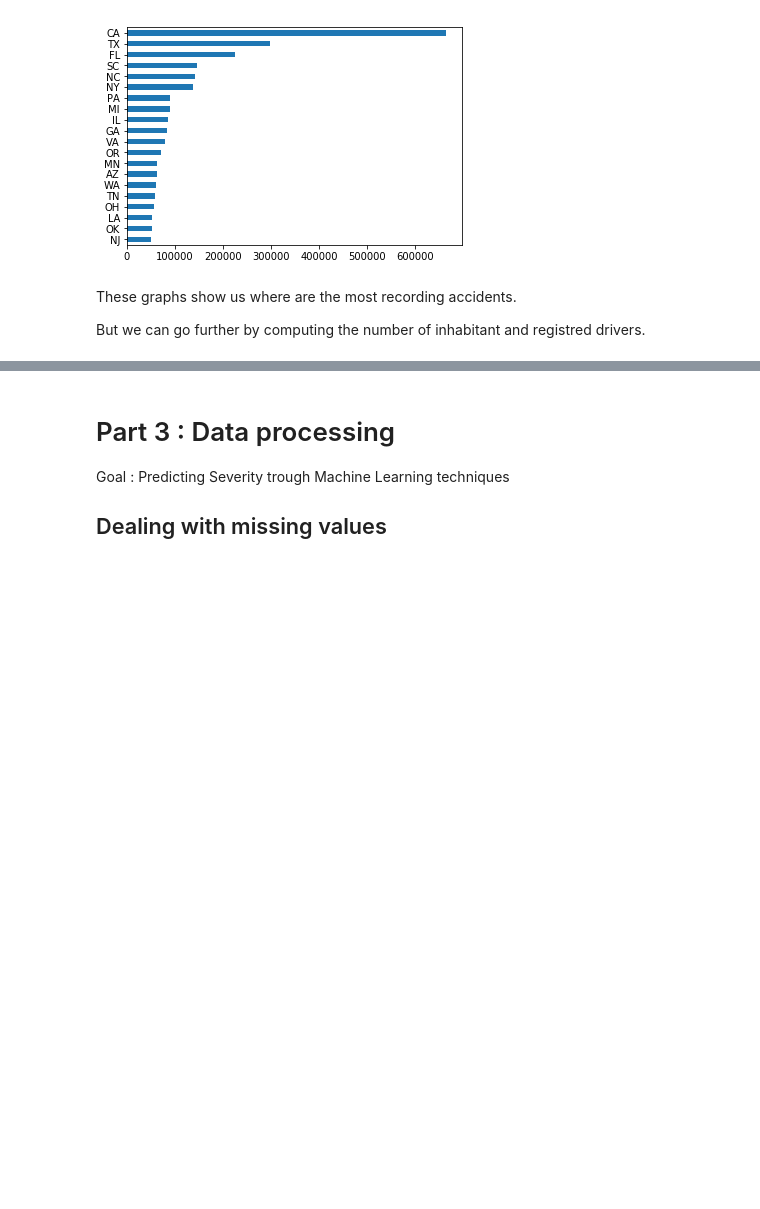
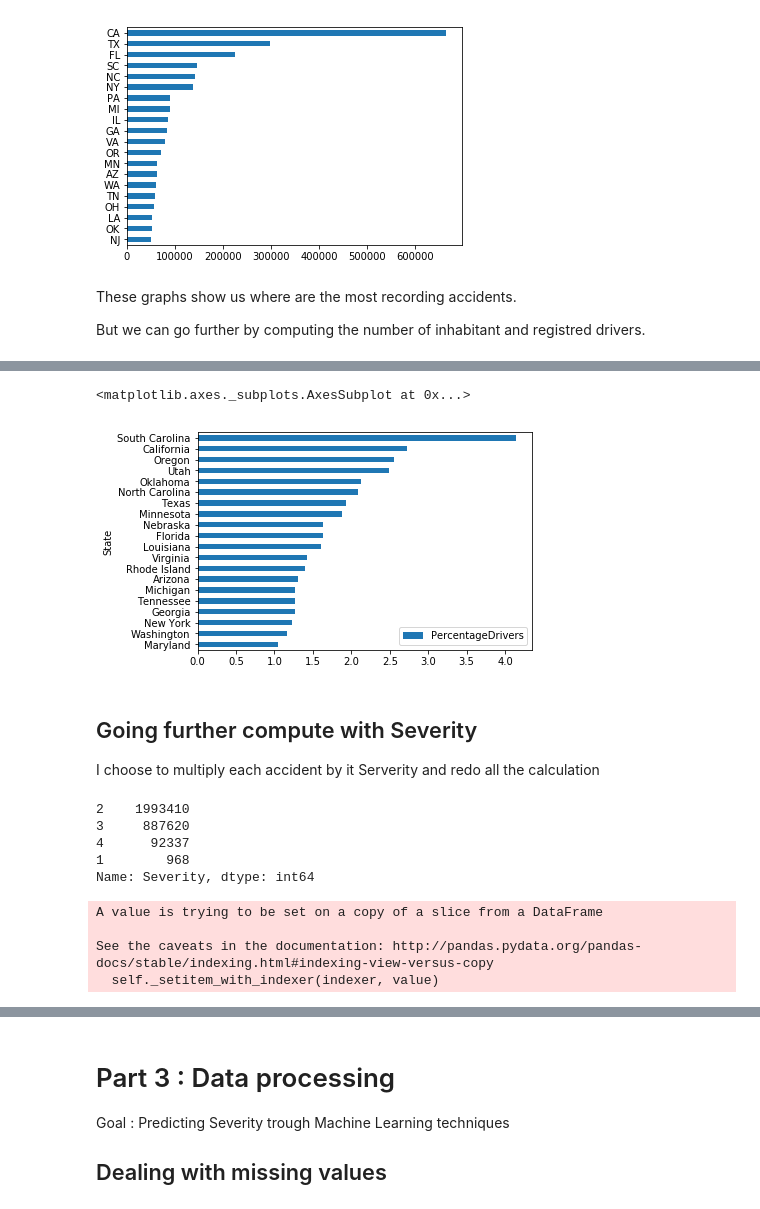
Before and after one commit to Picrik/DataScience, a Jupyter notebook: USA-Accident/USA-Accidents_ENG.ipynb, the cells around one changed output, grey strips where cells are left out. Saved outputs shown, nothing was run; the diff lists cells and outputs as text; code cells hidden in the pictures; blank space fills up the shorter version.

```diff
--- a/USA-Accident/USA-Accidents_ENG.ipynb
+++ b/USA-Accident/USA-Accidents_ENG.ipynb
@@ -132,0 +205,13 @@ But we can go further by computing the number of inhabitant and registred driver
+# %%
+# adding value to existing df
+df_statByPop["drivers"] = 0
+df_statByPop["PercentageDrivers"] = 0
+
+for State in df_statByPop["State"]:
+    drivers = df_drivers["Number of licensed drivers1"].loc[df_drivers["State"] == State].values
+    df_statByPop["drivers"].loc[df_statByPop["State"] == State] = drivers
+
+df_statByPop["PercentageDrivers"] = df_statByPop["AccidentsNumber"] / df_statByPop["drivers"]
+df_statByPop["PercentageDrivers"] = df_statByPop["PercentageDrivers"] * 100
+df_statByPop = df_statByPop.sort_values(by=["PercentageDrivers"])
+df_statByPop = df_statByPop.reset_index(drop=True)
@@ -132,0 +243,50 @@ But we can go further by computing the number of inhabitant and registred driver
+# %%
+# top 20
+df_statByPop[-20:].plot.barh(x='State', y='PercentageDrivers')
+# %% [output]
+<matplotlib.axes._subplots.AxesSubplot at 0x...>
+[figure, added]
+# %% [markdown]
+## Going further compute with Severity
+I choose to multiply each accident by it Serverity and redo all the calculation
+# %%
+df_data["Severity"].value_counts()
+# %% [output]
+2    1993410
+3     887620
+4      92337
+1        968
+Name: Severity, dtype: int64
+# %%
+# creation of a dataframe to old the values
+df_statBySev = df_code.drop(["Abbrev"], axis=1)
+df_statBySev["AccidentsNumberXSev"] = 0
+df_statBySev["population"] = 0
+df_statBySev["drivers"] = 0
+
+for Code in df_statBySev["Code"]:
+    nbrAccident = df_data.loc[(df_data["State"] == Code) & (df_data["Severity"] == 1)].shape[0]
+    nbrAccident += (df_data.loc[(df_data["State"] == Code) & (df_data["Severity"] == 2)].shape[0] * 2)
+    nbrAccident += (df_data.loc[(df_data["State"] == Code) & (df_data["Severity"] == 3)].shape[0] * 3)
+    nbrAccident += (df_data.loc[(df_data["State"] == Code) & (df_data["Severity"] == 4)].shape[0] * 4)
+    df_statBySev["AccidentsNumberXSev"].loc[df_statBySev["Code"] == Code] = nbrAccident
+
+for State in df_statBySev["State"]:
+    habitants = df_pop["POPESTIMATE2019"].loc[df_pop["NAME"] == State].values
+    df_statBySev["population"].loc[df_statBySev["State"] == State] = habitants
+
+for State in df_statBySev["State"]:
+    drivers = df_drivers["Number of licensed drivers1"].loc[df_drivers["State"] == State].values
+    df_statBySev["drivers"].loc[df_statBySev["State"] == State] = drivers
+
+df_statBySev["AccidentPopSev"] = df_statBySev["AccidentsNumberXSev"] / df_statBySev["population"]
+df_statBySev["AccidentPopSev"] = df_statBySev["AccidentPopSev"] * 100
+df_statBySev["AccidentDriversSev"] = df_statBySev["AccidentsNumberXSev"] / df_statBySev["drivers"]
+df_statBySev["AccidentDriversSev"] = df_statBySev["AccidentDriversSev"] * 100
+df_statBySev = df_statBySev.sort_values(by=["AccidentDriversSev"])
+df_statBySev = df_statBySev.reset_index(drop=True)
+# %% [output]
+A value is trying to be set on a copy of a slice from a DataFrame
+
+See the caveats in the documentation: http://pandas.pydata.org/pandas-docs/stable/indexing.html#indexing-view-versus-copy
+  self._setitem_with_indexer(indexer, value)
```
Also changed, not shown: parts of 15 cells of this notebook, 1 other file.
